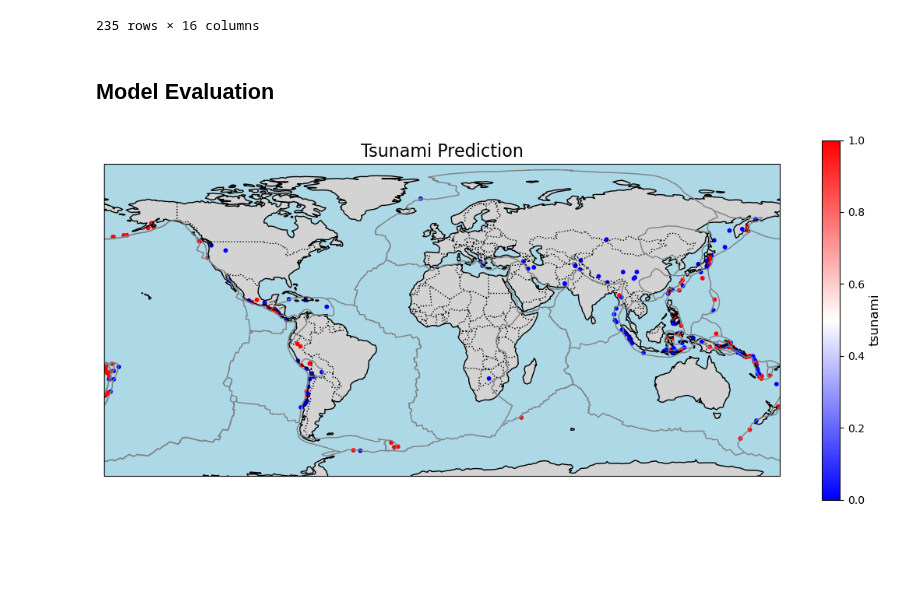
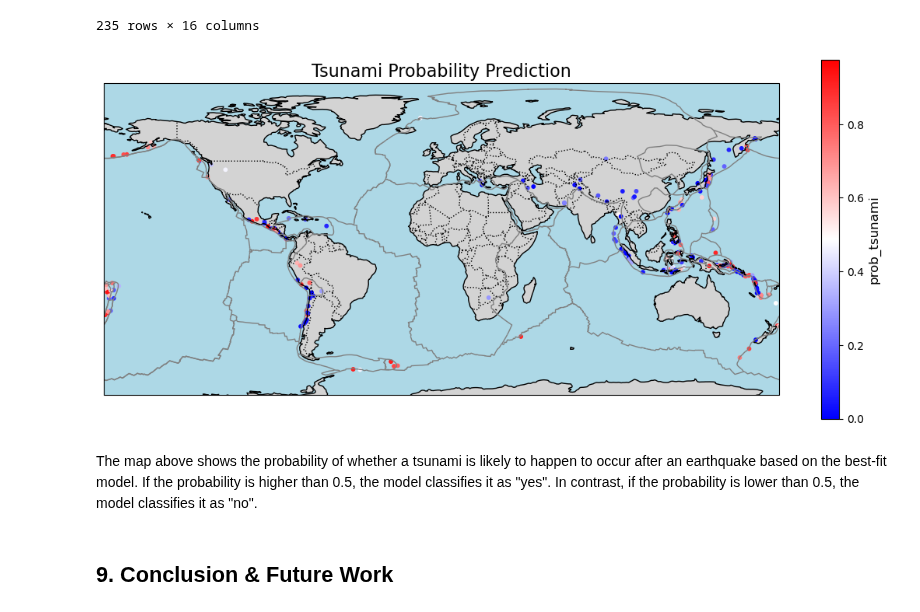
Before and after one commit to sapolraadnui/MDS_Datathon_Tsunami_Prediction, a Jupyter notebook: src/datathon_tsunami_prediction.ipynb, the cells around one changed output. Saved outputs shown, nothing was run; the diff lists cells and outputs as text; code cells hidden in the pictures; blank space fills up the shorter version.

```diff
--- a/src/datathon_tsunami_prediction.ipynb
+++ b/src/datathon_tsunami_prediction.ipynb
@@ -338,10 +377,12 @@ def mean_std_cross_val_scores(model, X_train, y_train, **kwargs):
 X_train = train_df.drop(["tsunami"], axis=1)
 y_train = train_df['tsunami']
 
+numerical_cols = ['magnitude', 'depth', 'distance_to_coast_km', 'cdi', 'mmi', 'sig', 'nst', 'dmin', 'gap']
+categorical_cols = ['is_under_sea','PlateName']
 
 col_transformer = make_column_transformer(
-    (StandardScaler(), ['magnitude', 'depth', 'distance_to_coast_km', 'cdi', 'mmi', 'sig', 'nst', 'dmin', 'gap']),
-    (OneHotEncoder(handle_unknown="ignore", sparse_output=False), ['is_under_sea','PlateName']),
+    (StandardScaler(), numerical_cols),
+    (OneHotEncoder(handle_unknown="ignore", sparse_output=False), categorical_cols),
     ("drop", ['latitude', 'longitude', 'Month', 'Year'])
     )
 
@@ -542,6 +613,4 @@ test_df
 | 233 | 233 | 6.9 | 3 | 4 | 735 | 0 | 2.785 | 18.0 | 115.000 | -31.7447 | ... |
 | 234 | 234 | 7.2 | 5 | 6 | 802 | 385 | 0.000 | 27.9 | 39.200 | 6.9100 | ... |
 235 rows × 16 columns
-# %% [markdown]
-## Model Evaluation
 # %%
@@ -566,9 +635,19 @@ submission = pd.DataFrame({
 # 6. Save submission
 submission.to_csv("submission_Nov23.csv", index=False)
 # %%
-merged_test_df = pd.merge(test_df, submission, on='id', how='inner')
+prediction_df = pd.DataFrame({
+    "id": test_df["id"],
+    "tsunami": test_pred_class,
+    "prob_tsunami": test_pred_proba
+})
+
+merged_test_df = pd.merge(test_df, prediction_df, on='id', how='inner')
 # Visualize the results
-plot_map_numeric(merged_test_df, "tsunami", lon_col="longitude", lat_col="latitude",
-                     cmap="bwr", markersize=10, title="Tsunami Prediction")
+plot_map_numeric(merged_test_df, "prob_tsunami", lon_col="longitude", lat_col="latitude",
+                     cmap="bwr", markersize=10, title="Tsunami Probability Prediction")
 # %% [output]
-[figure, old version]
+[figure, new version]
+# %% [markdown]
+The map above shows the probability of whether a tsunami is likely to happen to occur after an earthquake based on the best-fit model. If the probability is higher than 0.5, the model classifies it as "yes". In contrast, if the probability is lower than 0.5, the model classifies it as "no".
+# %% [markdown]
+## 9. Conclusion & Future Work
```
Also changed, not shown: parts of 21 cells of this notebook, 2 other files.
